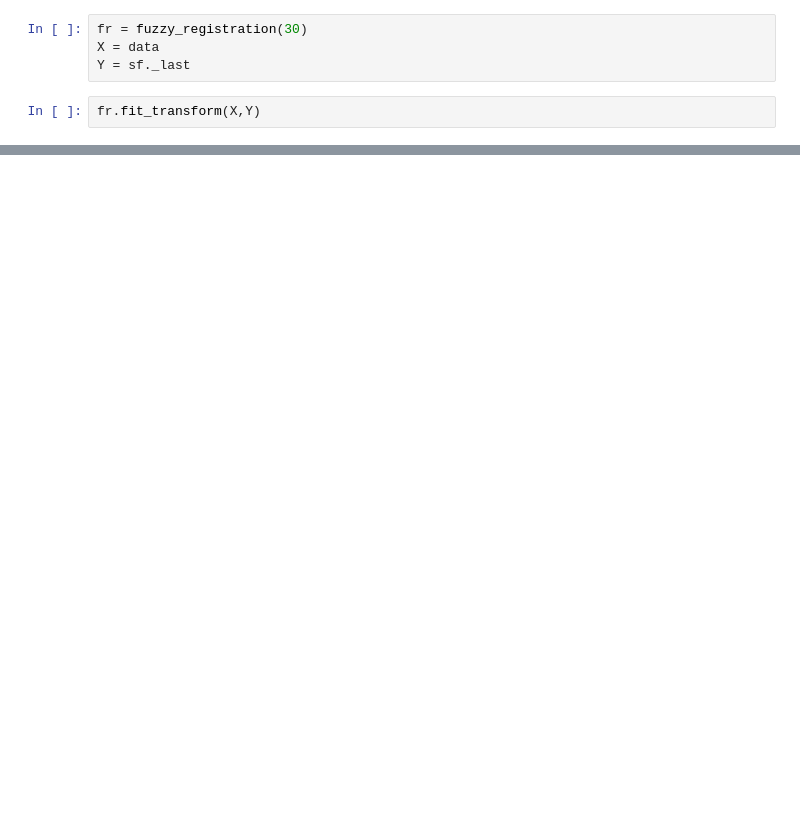
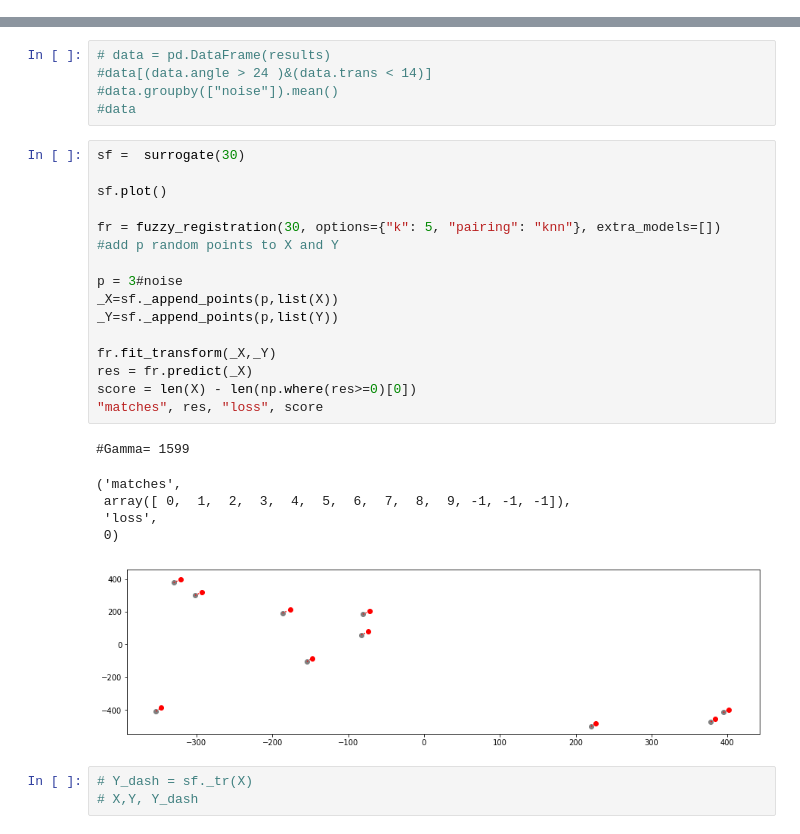
Before and after one commit to GiovanniSena/LiSM_CYCB_tracking, a Jupyter notebook: surrogate.ipynb, the cells around one changed output, grey strips where cells are left out. Cells and saved outputs as stored; diff of their text form; blank space fills up the shorter version.

Commit message:
updated surrogate data tests

```diff
--- a/surrogate.ipynb
+++ b/surrogate.ipynb
@@ -344,8 +421,2 @@ class fuzzy_registration(object):
         if as_ids: return match
         return Y,d
-# %%
-fr = fuzzy_registration(30)
-X = data
-Y = sf._last
-# %%
-fr.fit_transform(X,Y)
@@ -377,0 +505,31 @@ def run_experiment(epsilon = 30, noise = 0.1, init_pop = 20, time_steps = 10):
+# %%
+# data = pd.DataFrame(results)
+#data[(data.angle > 24 )&(data.trans < 14)]
+#data.groupby(["noise"]).mean()
+#data
+# %%
+sf =  surrogate(30)
+
+sf.plot()
+
+fr = fuzzy_registration(30, options={"k": 5, "pairing": "knn"}, extra_models=[])
+#add p random points to X and Y
+
+p = 3#noise
+_X=sf._append_points(p,list(X))
+_Y=sf._append_points(p,list(Y))
+
+fr.fit_transform(_X,_Y)
+res = fr.predict(_X)
+score = len(X) - len(np.where(res>=0)[0])
+"matches", res, "loss", score
+# %% [output]
+#Gamma= 1599
+('matches',
+ array([ 0,  1,  2,  3,  4,  5,  6,  7,  8,  9, -1, -1, -1]),
+ 'loss',
+ 0)
+[figure, added]
+# %%
+# Y_dash = sf._tr(X)
+# X,Y, Y_dash
```
Also changed, not shown: parts of 12 cells of this notebook, 1 other file.
